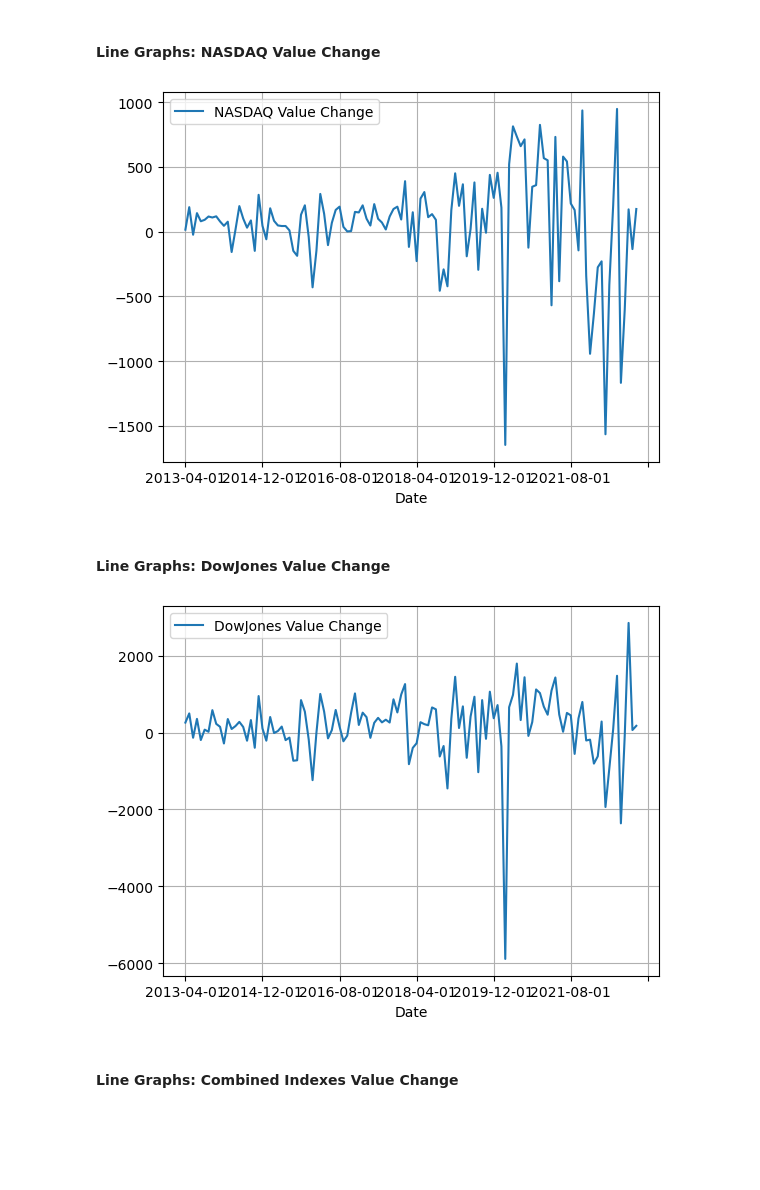
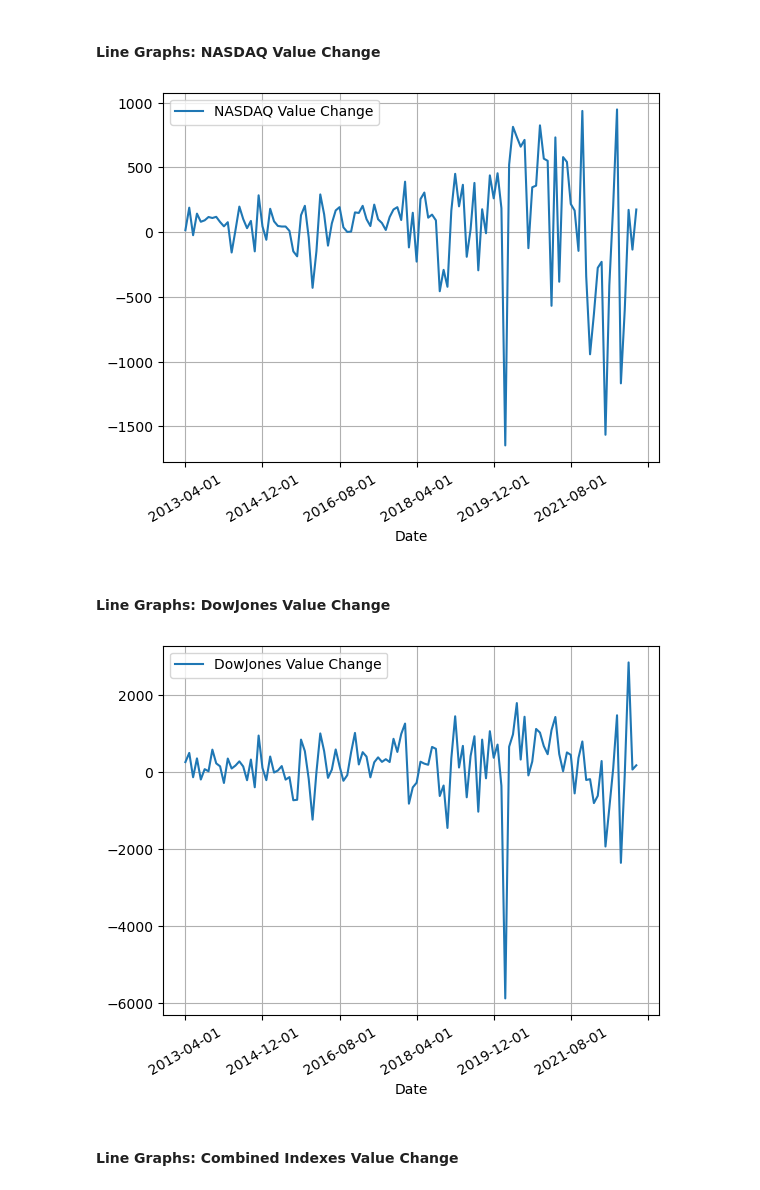
Before and after one commit to SantDRS/project1, a Jupyter notebook: G1P1_DataVisualizations_FinalCopy.ipynb, the cells around one changed output. Cells and saved outputs as stored; diff of their text form; code cells hidden in the pictures; blank space fills up the shorter version.

```diff
--- a/G1P1_DataVisualizations_FinalCopy.ipynb
+++ b/G1P1_DataVisualizations_FinalCopy.ipynb
@@ -165,19 +169,21 @@ plt.show()
 # %%
 # Plot NASDAQ Value Change
 ci_df.plot(x= 'Date', y='NASDAQ Value Change', kind='line')
+plt.xticks(rotation=30)
 plt.grid(True)
 plt.show()
 # %% [output]
-[figure, old version]
+[figure, new version]
 # %% [markdown]
 #### Line Graphs: DowJones Value Change
 # %%
 # Plot DowJones Value Change
 ci_df.plot(x= 'Date', y='DowJones Value Change', kind='line')
+plt.xticks(rotation=30)
 plt.grid(True)
 plt.show()
 # %% [output]
-[figure, old version]
+[figure, new version]
 # %% [markdown]
 #### Line Graphs: Combined Indexes Value Change
 # %%
```
Also changed, not shown: parts of 30 cells of this notebook, 1 other file.
